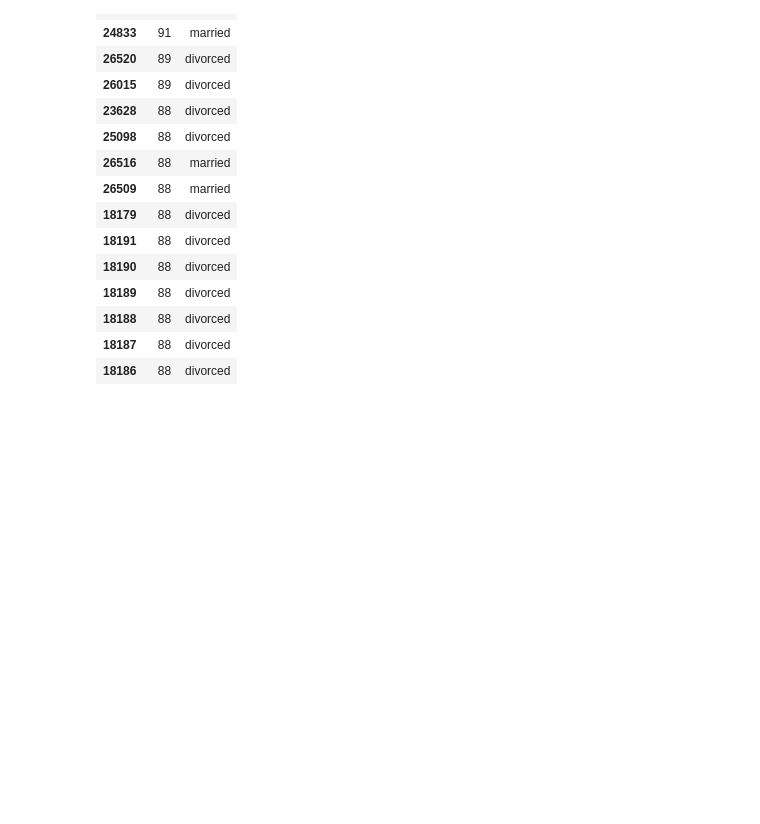
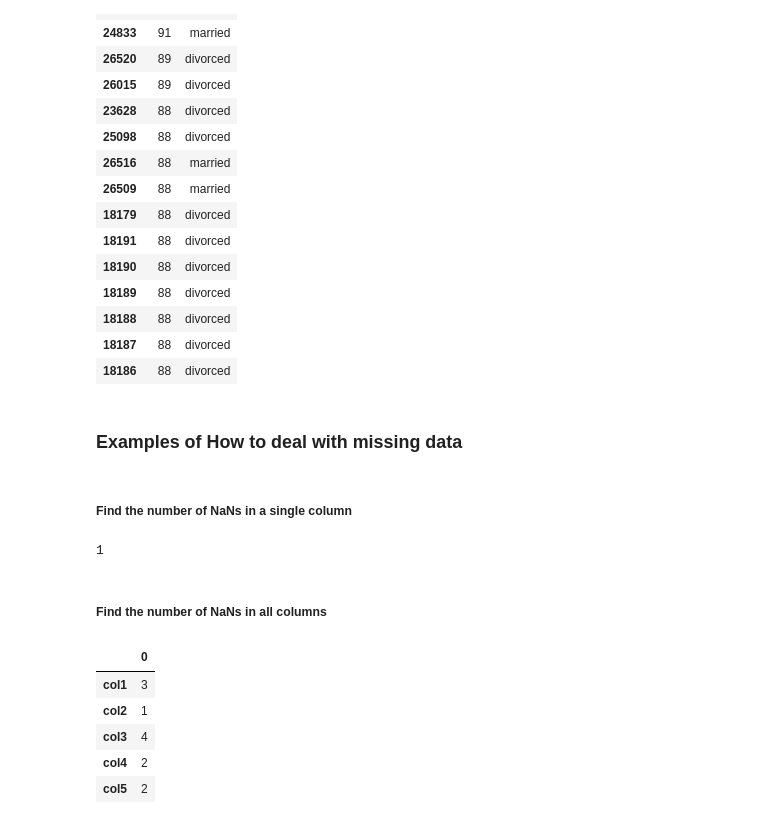
Before and after one commit to drusho/WGU, a Jupyter notebook: d206 - Data Cleaning/bank_marketing_training.ipynb, the cells around one changed output. Drawn from its saved outputs; the diff is of its cells as text; code cells hidden in the pictures; blank space fills up the shorter version.

```diff
--- a/d206 - Data Cleaning/bank_marketing_training.ipynb
+++ b/d206 - Data Cleaning/bank_marketing_training.ipynb
@@ -277,3 +277,5 @@ bt_5_outliers_sorted[["age", "marital"]].head(15)
 | 18188 | 88 | divorced |
 | 18187 | 88 | divorced |
 | 18186 | 88 | divorced |
+# %% [markdown]
+### Examples of How to deal with missing data
@@ -279,0 +292,18 @@ bt_5_outliers_sorted[["age", "marital"]].head(15)
+# %% [markdown]
+##### Find the number of NaNs in a single column
+# %%
+# Find the number of NaNs in a single column
+test_df.iloc[0].isna().sum()
+# %% [output]
+1
+# %% [markdown]
+##### Find the number of NaNs in all columns
+# %%
+test_df.isna().sum().to_frame()
+# %% [output]
+|  | 0 |
+| col1 | 3 |
+| col2 | 1 |
+| col3 | 4 |
+| col4 | 2 |
+| col5 | 2 |
```
Also changed, not shown: parts of 7 cells of this notebook.
